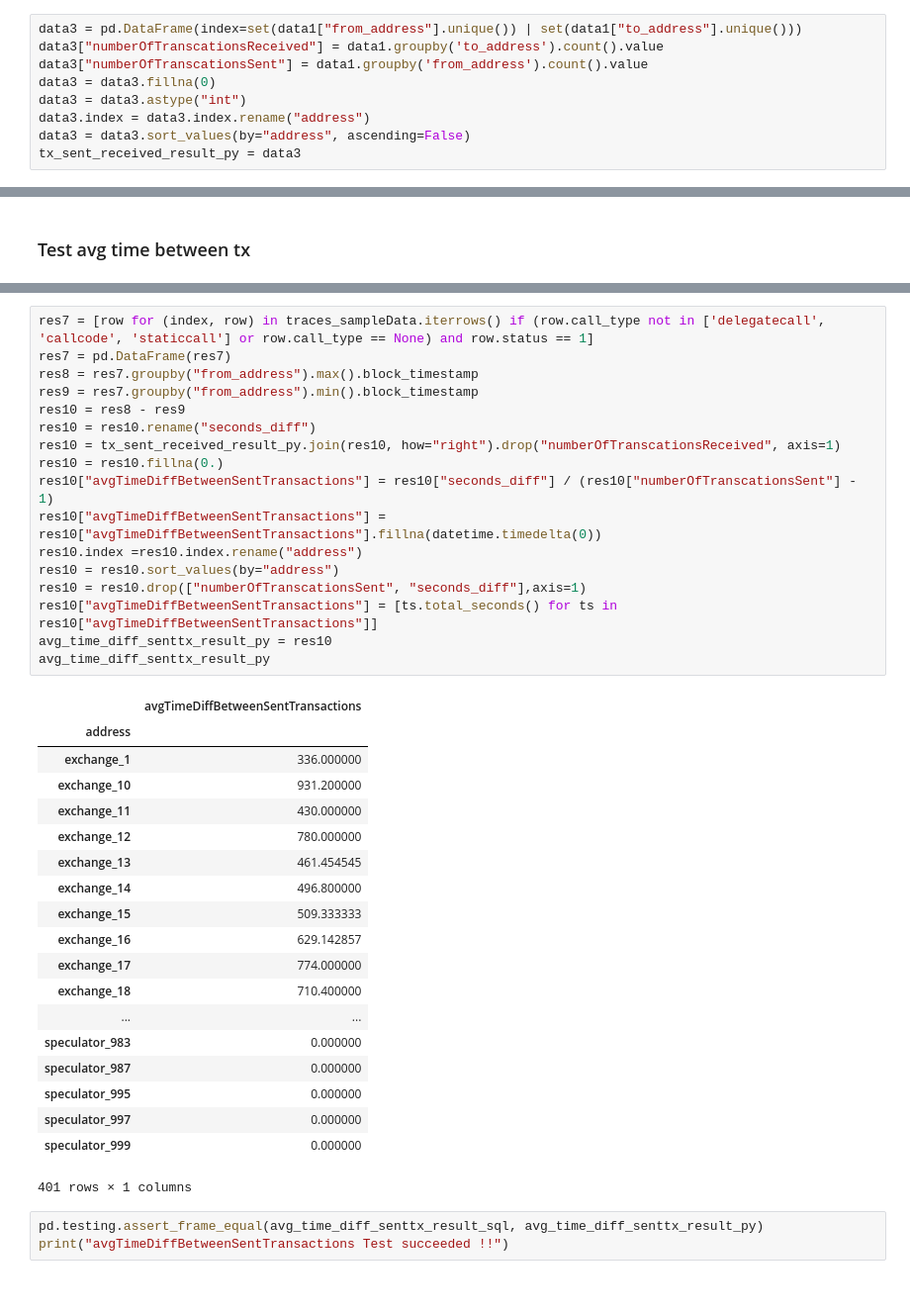
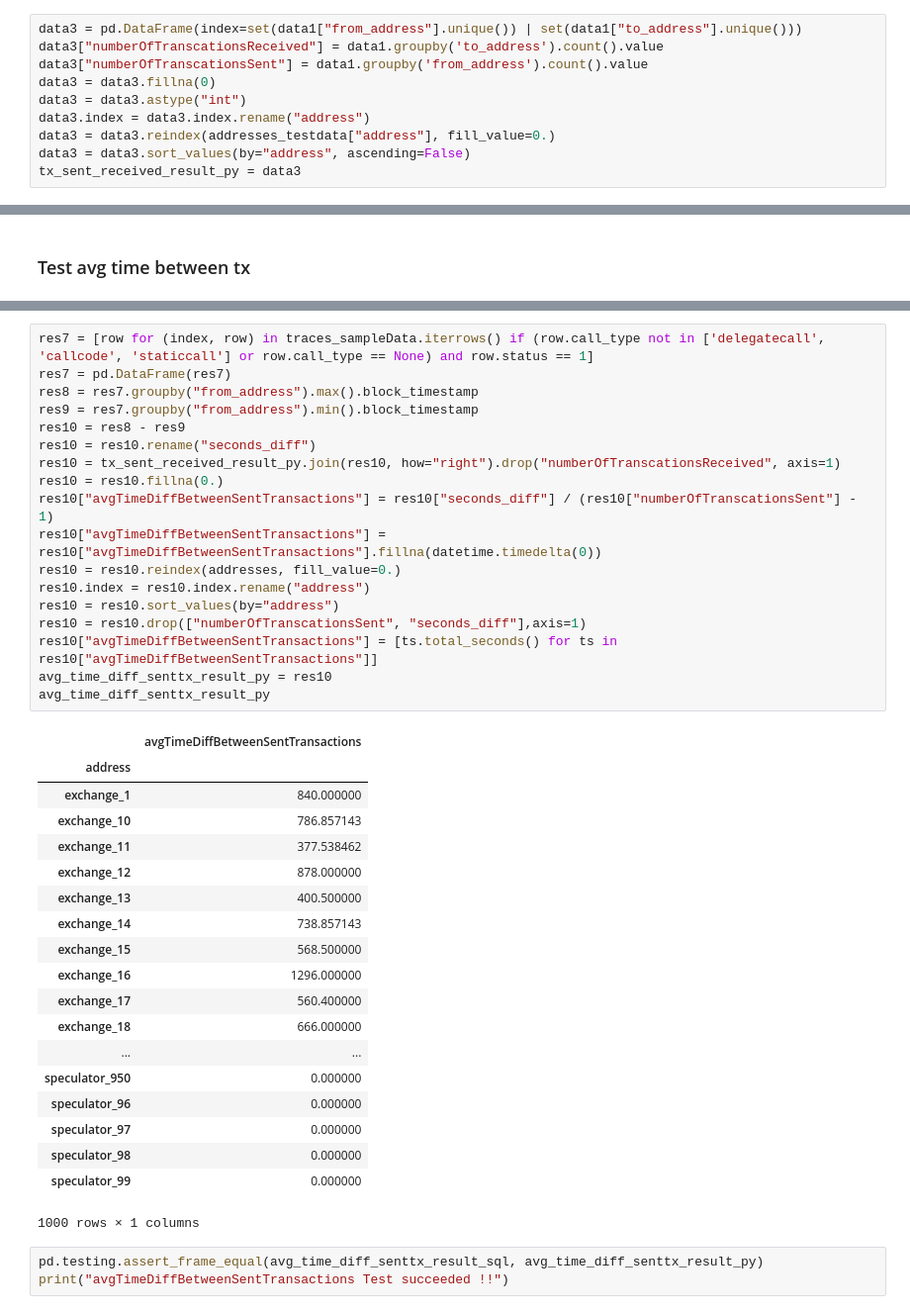
Before and after one commit to mgsgde/ethcluster, a Jupyter notebook: bigquery/bigquery_sql.tests.ipynb, the cells around one changed output, grey strips where cells are left out. Shown at 99% size. Cells and saved outputs as stored; diff of their text form.

```diff
--- a/bigquery/bigquery_sql.tests.ipynb
+++ b/bigquery/bigquery_sql.tests.ipynb
@@ -272,6 +248,7 @@ data3["numberOfTranscationsSent"] = data1.groupby('from_address').count().value
 data3 = data3.fillna(0)
 data3 = data3.astype("int")
 data3.index = data3.index.rename("address")
+data3 = data3.reindex(addresses_testdata["address"], fill_value=0.)
 data3 = data3.sort_values(by="address", ascending=False)
 tx_sent_received_result_py = data3
 # %%
@@ -427,40 +359,41 @@ avg_time_diff_senttx_result_sql
 # %%
 res7 = [row for (index, row) in traces_sampleData.iterrows() if (row.call_type not in ['delegatecall', 'callcode', 'staticcall'] or row.call_type == None) and row.status == 1]
 res7 = pd.DataFrame(res7)
 res8 = res7.groupby("from_address").max().block_timestamp
 res9 = res7.groupby("from_address").min().block_timestamp
 res10 = res8 - res9
 res10 = res10.rename("seconds_diff")
 res10 = tx_sent_received_result_py.join(res10, how="right").drop("numberOfTranscationsReceived", axis=1)
 res10 = res10.fillna(0.)
 res10["avgTimeDiffBetweenSentTransactions"] = res10["seconds_diff"] / (res10["numberOfTranscationsSent"] - 1)
 res10["avgTimeDiffBetweenSentTransactions"] = res10["avgTimeDiffBetweenSentTransactions"].fillna(datetime.timedelta(0))
-res10.index =res10.index.rename("address")
+res10 = res10.reindex(addresses, fill_value=0.)
+res10.index = res10.index.rename("address")
 res10 = res10.sort_values(by="address")
 res10 = res10.drop(["numberOfTranscationsSent", "seconds_diff"],axis=1)
 res10["avgTimeDiffBetweenSentTransactions"] = [ts.total_seconds() for ts in res10["avgTimeDiffBetweenSentTransactions"]]
 avg_time_diff_senttx_result_py = res10
 avg_time_diff_senttx_result_py
 # %% [output]
 |  | avgTimeDiffBetweenSentTransactions |
 | address |  |
-| exchange_1 | 336.000000 |
-| exchange_10 | 931.200000 |
-| exchange_11 | 430.000000 |
-| exchange_12 | 780.000000 |
-| exchange_13 | 461.454545 |
-| exchange_14 | 496.800000 |
-| exchange_15 | 509.333333 |
-| exchange_16 | 629.142857 |
-| exchange_17 | 774.000000 |
-| exchange_18 | 710.400000 |
+| exchange_1 | 840.000000 |
+| exchange_10 | 786.857143 |
+| exchange_11 | 377.538462 |
+| exchange_12 | 878.000000 |
+| exchange_13 | 400.500000 |
+| exchange_14 | 738.857143 |
+| exchange_15 | 568.500000 |
+| exchange_16 | 1296.000000 |
+| exchange_17 | 560.400000 |
+| exchange_18 | 666.000000 |
 | ... | ... |
-| speculator_983 | 0.000000 |
-| speculator_987 | 0.000000 |
-| speculator_995 | 0.000000 |
-| speculator_997 | 0.000000 |
-| speculator_999 | 0.000000 |
+| speculator_950 | 0.000000 |
+| speculator_96 | 0.000000 |
+| speculator_97 | 0.000000 |
+| speculator_98 | 0.000000 |
+| speculator_99 | 0.000000 |
-401 rows × 1 columns
+1000 rows × 1 columns
 # %%
 pd.testing.assert_frame_equal(avg_time_diff_senttx_result_sql, avg_time_diff_senttx_result_py)
 print("avgTimeDiffBetweenSentTransactions Test succeeded !!")
```
Also changed, not shown: parts of 18 cells of this notebook.
